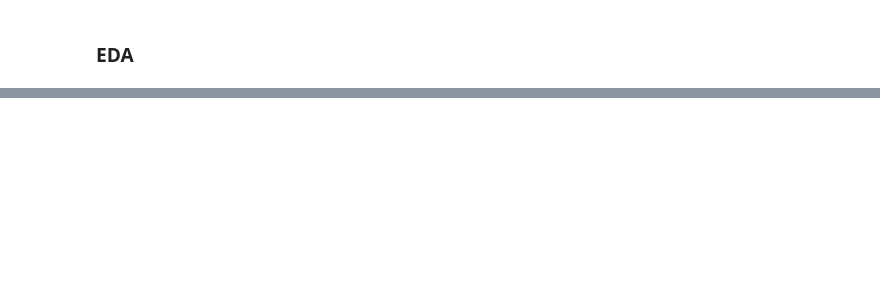
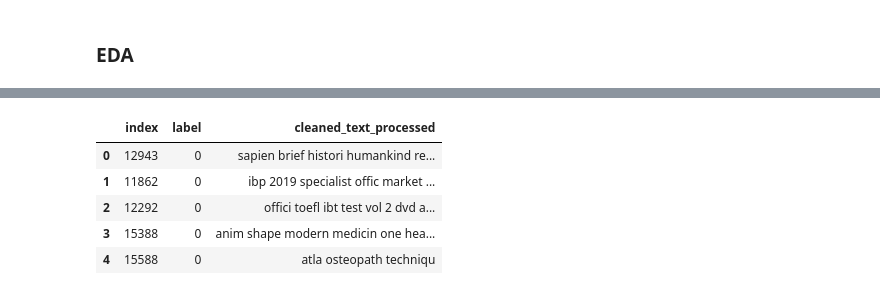
Before and after one commit to R4j4n/Semester2, a Jupyter notebook: 2304/assignment # 1/pipe.ipynb, the cells around one changed output, grey strips where cells are left out. Cells and saved outputs as stored; diff of their text form; code cells hidden in the pictures; blank space fills up the shorter version.

```diff
--- a/2304/assignment # 1/pipe.ipynb
+++ b/2304/assignment # 1/pipe.ipynb
@@ -29,0 +200,10 @@ data.replace({'label': label_dict}, inplace = True)
+# %%
+df_clean["cleaned_text"] = df_clean["description"].apply(text_cleaner)
+# %%
+processor = TextPreprocess()
+# %%
+df_clean["cleaned_text_processed"] = df_clean["cleaned_text"].apply(processor)
+# %%
+df_clean.drop(['description',"text_length","cleaned_text"], axis= 1 , inplace=True)
+df_clean.rename({"cleaned_text_processed" : "text"}, inplace=True)
+df_clean.reset_index(inplace=True)
@@ -29,0 +218,12 @@ data.replace({'label': label_dict}, inplace = True)
+# %%
+encoder = LabelEncoder()
+df_clean.label = encoder.fit_transform(df_clean.label)
+
+df_clean.head()
+# %% [output]
+|  | index | label | cleaned_text_processed |
+| 0 | 12943 | 0 | sapien brief histori humankind re... |
+| 1 | 11862 | 0 | ibp 2019 specialist offic market ... |
+| 2 | 12292 | 0 | offici toefl ibt test vol 2 dvd a... |
+| 3 | 15388 | 0 | anim shape modern medicin one hea... |
+| 4 | 15588 | 0 | atla osteopath techniqu |
```
Also changed, not shown: parts of 32 cells of this notebook, 15 other files.
